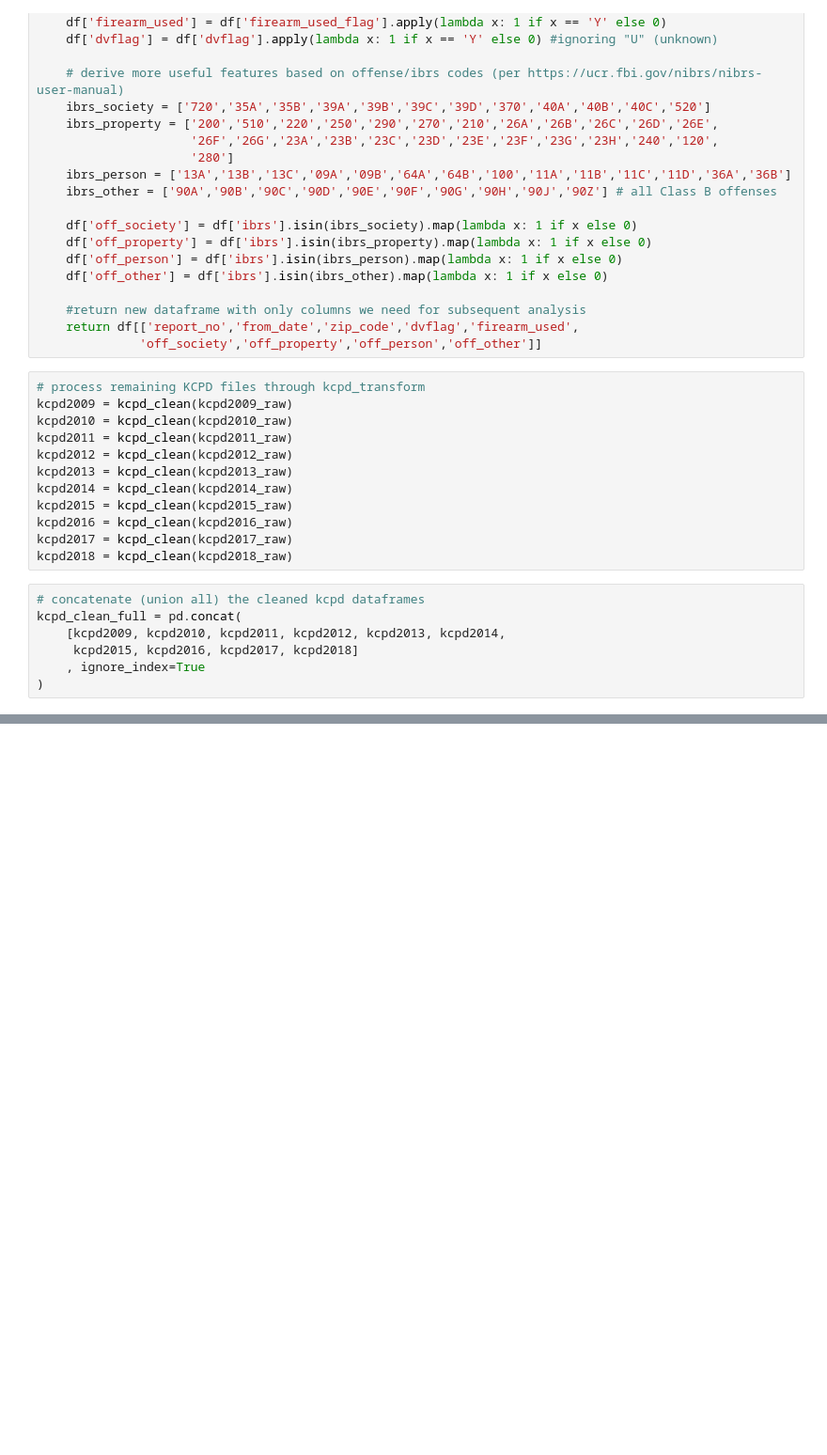
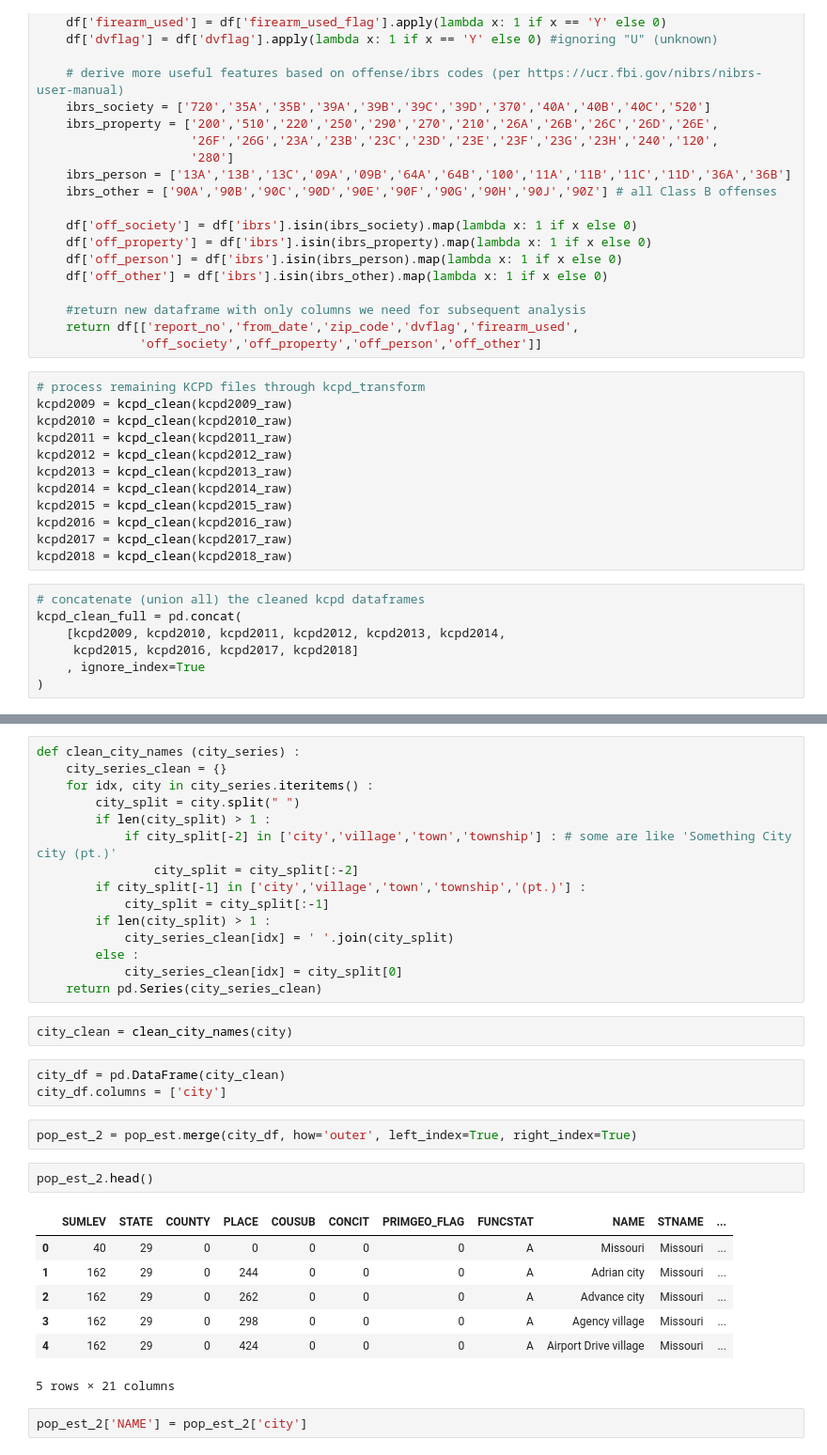
Before and after one commit to eMediaCode/KCAILCrime, a Jupyter notebook: charmon_kcpd_data_prep.ipynb, the cells around one changed output, grey strips where cells are left out. Shown at 94% size. Cells and saved outputs as stored; diff of their text form; blank space fills up the shorter version.

Commit message:
cleaned & reshaped zip codes & population estimates list, but have unexpected duplication when joining them; need to figure that out

```diff
--- a/charmon_kcpd_data_prep.ipynb
+++ b/charmon_kcpd_data_prep.ipynb
@@ -267,0 +350,34 @@ import re
+# %%
+def clean_city_names (city_series) :
+    city_series_clean = {}
+    for idx, city in city_series.iteritems() :
+        city_split = city.split(" ")
+        if len(city_split) > 1 :
+            if city_split[-2] in ['city','village','town','township'] : # some are like 'Something City city (pt.)'
+                city_split = city_split[:-2]
+        if city_split[-1] in ['city','village','town','township','(pt.)'] :
+            city_split = city_split[:-1]
+        if len(city_split) > 1 :
+            city_series_clean[idx] = ' '.join(city_split)
+        else :
+            city_series_clean[idx] = city_split[0]
+    return pd.Series(city_series_clean)
+# %%
+city_clean = clean_city_names(city)
+# %%
+city_df = pd.DataFrame(city_clean)
+city_df.columns = ['city']
+# %%
+pop_est_2 = pop_est.merge(city_df, how='outer', left_index=True, right_index=True)
+# %%
+pop_est_2.head()
+# %% [output]
+|  | SUMLEV | STATE | COUNTY | PLACE | COUSUB | CONCIT | PRIMGEO_FLAG | FUNCSTAT | NAME | STNAME | ... |
+| 0 | 40 | 29 | 0 | 0 | 0 | 0 | 0 | A | Missouri | Missouri | ... |
+| 1 | 162 | 29 | 0 | 244 | 0 | 0 | 0 | A | Adrian city | Missouri | ... |
+| 2 | 162 | 29 | 0 | 262 | 0 | 0 | 0 | A | Advance city | Missouri | ... |
+| 3 | 162 | 29 | 0 | 298 | 0 | 0 | 0 | A | Agency village | Missouri | ... |
+| 4 | 162 | 29 | 0 | 424 | 0 | 0 | 0 | A | Airport Drive village | Missouri | ... |
+5 rows × 21 columns
+# %%
+pop_est_2['NAME'] = pop_est_2['city']
```
Also changed, not shown: parts of 22 cells of this notebook.
